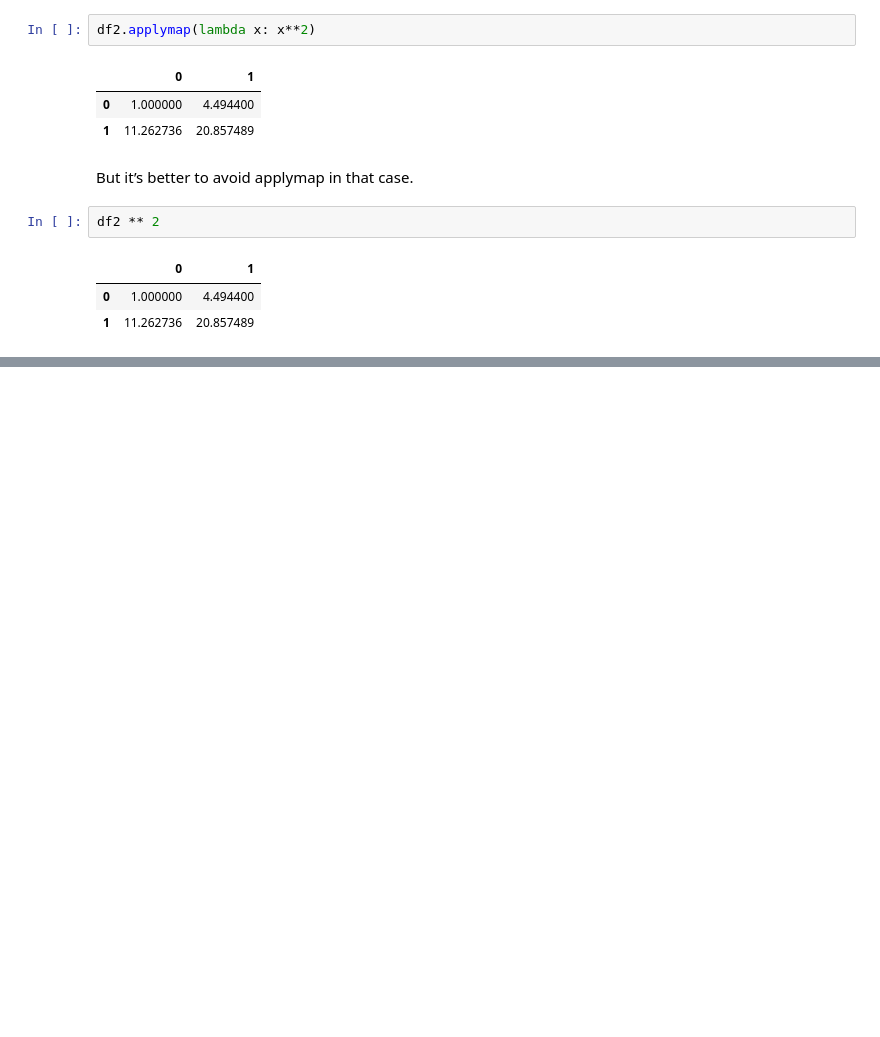
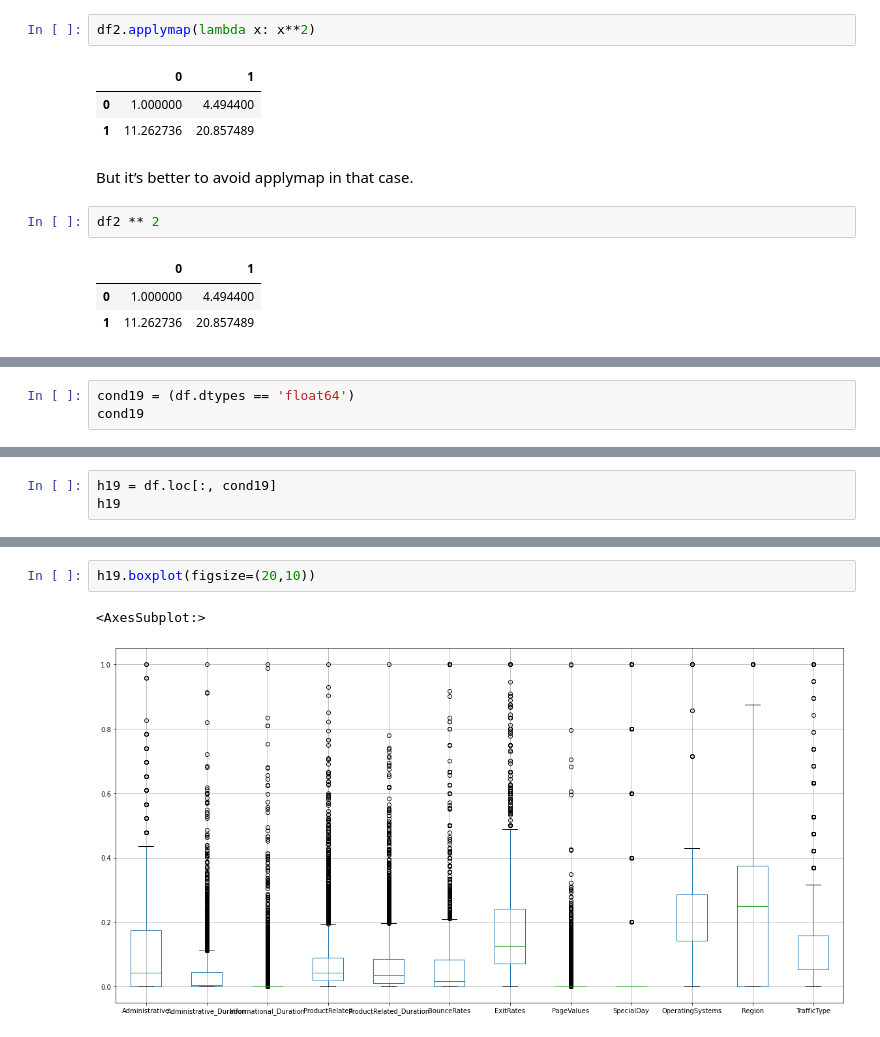
Before and after one commit to josingler/GDA, a Jupyter notebook: GDA_test_beispiele.ipynb, the cells around one changed output, grey strips where cells are left out. Saved outputs shown, nothing was run; the diff lists cells and outputs as text; blank space fills up the shorter version.

```diff
--- a/GDA_test_beispiele.ipynb
+++ b/GDA_test_beispiele.ipynb
@@ -778,0 +1581,3 @@ df2 ** 2
+# %%
+cond19 = (df.dtypes == 'float64')
+cond19
@@ -778,0 +1603,3 @@ df2 ** 2
+# %%
+h19 = df.loc[:, cond19]
+h19
@@ -778,0 +1647,5 @@ df2 ** 2
+# %%
+h19.boxplot(figsize=(20,10))
+# %% [output]
+<AxesSubplot:>
+[figure, added]
```
Also changed, not shown: parts of 117 cells of this notebook.
